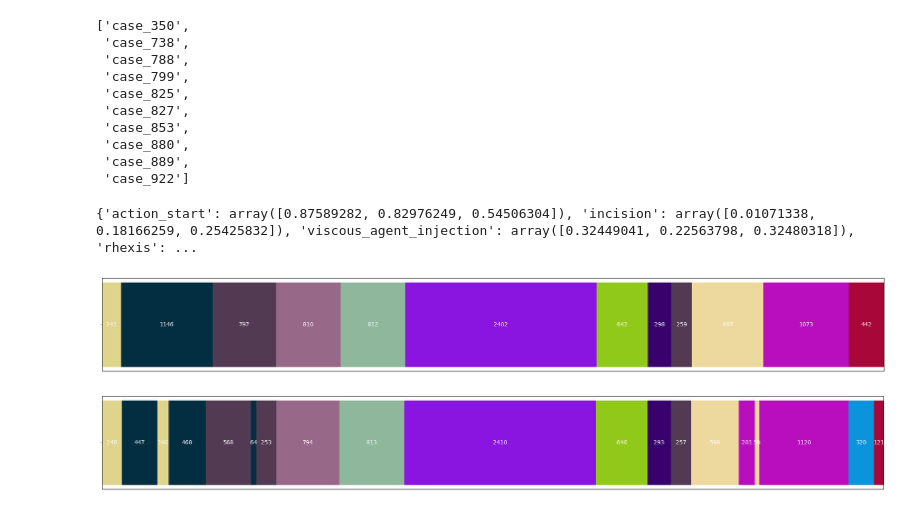
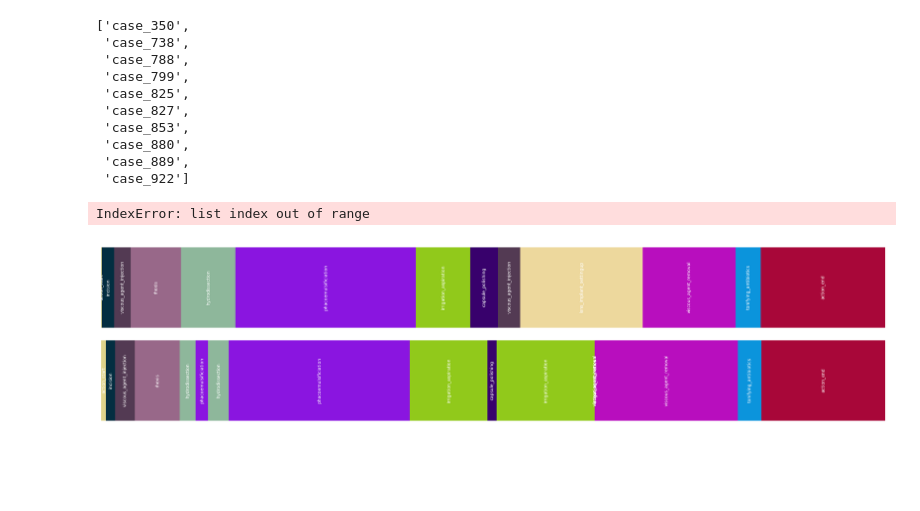
Before and after one commit to Bhuvan-21/MS-TCN2-med, a Jupyter notebook: Visualize results.ipynb, the cells around one changed output. Drawn from its saved outputs; the diff is of its cells as text; code cells hidden in the pictures; blank space fills up the shorter version.

Commit message:
Create nicer visualizations

```diff
--- a/Visualize results.ipynb
+++ b/Visualize results.ipynb
@@ -71,12 +71,11 @@ def read_file(path):
         content = f.read()
     return content
 
-def survey(results, category_names, colors):
+def survey(results, category_names, colors, ax, fig_size=(25, 3)):
     labels = list(results.keys())
     data = np.array(list(results.values()))
     data_cum = data.cumsum(axis=1)
 
-    fig, ax = plt.subplots(figsize=(25, 3))
     ax.invert_yaxis()
     ax.xaxis.set_visible(False)
     ax.set_xlim(0, np.sum(data))
@@ -86,21 +85,24 @@ def survey(results, category_names, colors):
     #print(np.sum(data))
 
     for i, (colname, color) in enumerate(zip(category_names, colors)):
+        #print(colname)
         widths = data[:, i]
         starts = data_cum[:, i] - widths
-        rects = ax.barh([""], widths, left=starts, height=0.5, label=colname, color=color)
+        rects = ax.barh([""], widths, left=starts, height=0.75, label=colname, color=color)
 
         r, g, b = color
         text_color = 'white' if r * g * b < 0.5 else 'darkgrey'
-        ax.bar_label(rects, label_type='center', color=text_color)
+        ax.bar_label(rects, labels=[colname], label_type='center', color=text_color, rotation=90 if fig_size[1] >=3 else 0 )
 
     #ax.legend(ncols=len(category_names), bbox_to_anchor=(0, 1), loc='lower left', fontsize='small')
-    return fig, ax
+    return ax
+
+x = 0
 # %%
 dataset = "cataract101"
 split = 1
 
-case = cases[8]
+case = cases[x]
 pred_path = f"./results/{dataset}/split_{split}/{case}"
 gt_path = f"./data/{dataset}/groundTruth/{case}.txt"
 
@@ -114,19 +116,26 @@ color_mapping = {labels_gt[i]: colors[i,:] for i in range(len(labels_gt))} if co
 
 data_gt = {"Ground Truth":[end_gt[i] - start_gt[i] for i, elm in enumerate(start_gt)]}
 data_pred = {"Prediction": [end_pred[i] - start_pred[i] for i, elm in enumerate(start_pred)]}
+# %% [output]
+IndexError: list index out of range
 # %%
-print(color_mapping, labels_gt)
+#print(color_mapping, labels_gt)
+
+fig, axs = plt.subplots(2,1, figsize=((25, 6)), sharex=True, sharey=True, layout="tight")
+axs[0].axis('off')
+axs[1].axis('off')
+
 colors_gt = [color_mapping[elm] for elm in labels_gt]
-fig, ax = survey(data_gt, labels_gt, colors_gt)
+ax = survey(data_gt, labels_gt, colors_gt, axs[0])
+colors_pred = [color_mapping[elm] for elm in labels_pred]
+ax2 = survey(data_pred, labels_pred, colors_pred, axs[1])
 plt.show()
-fig.savefig(OUT_DIR + case + "_gt.png")
+fig.savefig(OUT_DIR + case + ".png")
+
+x += 1
 # %% [output]
-{'action_start': array([0.87589282, 0.82976249, 0.54506304]), 'incision': array([0.01071338, 0.18166259, 0.25425832]), 'viscous_agent_injection': array([0.32449041, 0.22563798, 0.32480318]), 'rhexis': ...
-[figure, old version]
+[figure, new version]
 # %%
-colors_pred = [color_mapping[elm] for elm in labels_pred]
-fig, ax = survey(data_pred, labels_pred, colors_pred)
+
 plt.show()
-fig.savefig(OUT_DIR + case + "_pred.png")
+#fig.savefig(OUT_DIR + case + "_pred.png")
-# %% [output]
-[figure, removed]
```
